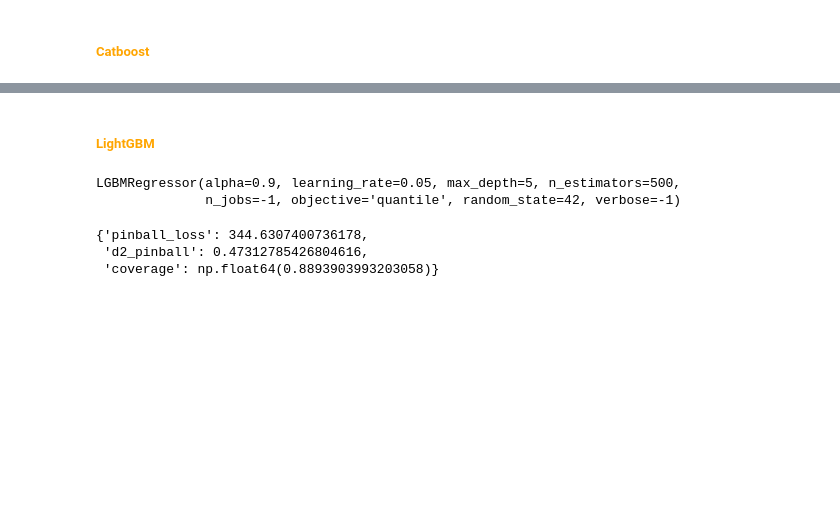
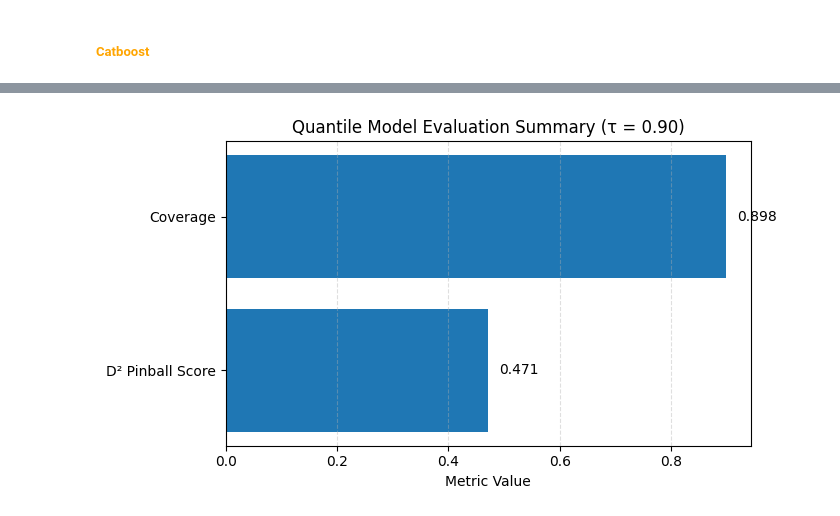
Before and after one commit to Aryan-Kaisth/Tail_Risk_Modeling_of_Insurance_Claim_Severity, a Jupyter notebook: notebooks/model_training.ipynb, the cells around one changed output, grey strips where cells are left out. Saved outputs shown, nothing was run; the diff lists cells and outputs as text; code cells hidden in the pictures; blank space fills up the shorter version.

```diff
--- a/notebooks/model_training.ipynb
+++ b/notebooks/model_training.ipynb
@@ -210,28 +267,33 @@ get_metrics(cat_model , X_test, y_test, quantile=0.9)
-# %% [markdown]
-##### <span style="color:orange;">LightGBM</span>
-# %%
-lgb_model  = LGBMRegressor(
-    objective="quantile",
-    alpha=0.9,
-    n_estimators=500,
-    learning_rate=0.05,
-    max_depth=5,
-    random_state=42,
-    n_jobs=-1,
-    verbose=-1
-)
-
-lgb_model .fit(
-    X_train,
-    y_train,
-    categorical_feature=cat_cols
-)
-# %% [output]
-LGBMRegressor(alpha=0.9, learning_rate=0.05, max_depth=5, n_estimators=500,
-              n_jobs=-1, objective='quantile', random_state=42, verbose=-1)
-# %%
-get_metrics(lgb_model , X_test, y_test, quantile=0.9)
-# %% [output]
-{'pinball_loss': 344.6307400736178,
- 'd2_pinball': 0.47312785426804616,
- 'coverage': np.float64(0.8893903993203058)}
+# %%
+# Metrics
+metrics = {
+    "D² Pinball Score": 0.471,
+    "Coverage": 0.898
+}
+
+names = list(metrics.keys())
+values = list(metrics.values())
+
+plt.figure(figsize=(7, 4))
+
+bars = plt.barh(names, values)
+
+# Annotate values
+for bar in bars:
+    width = bar.get_width()
+    plt.text(
+        width + 0.02,
+        bar.get_y() + bar.get_height() / 2,
+        f"{width:.3f}",
+        va="center",
+        fontsize=10
+    )
+
+plt.title("Quantile Model Evaluation Summary (τ = 0.90)", fontsize=12)
+plt.xlabel("Metric Value")
+plt.grid(axis="x", linestyle="--", alpha=0.4)
+
+plt.tight_layout()
+plt.show()
+# %% [output]
+[figure, added]
```
Also changed, not shown: parts of 22 cells of this notebook, 1 other file.
